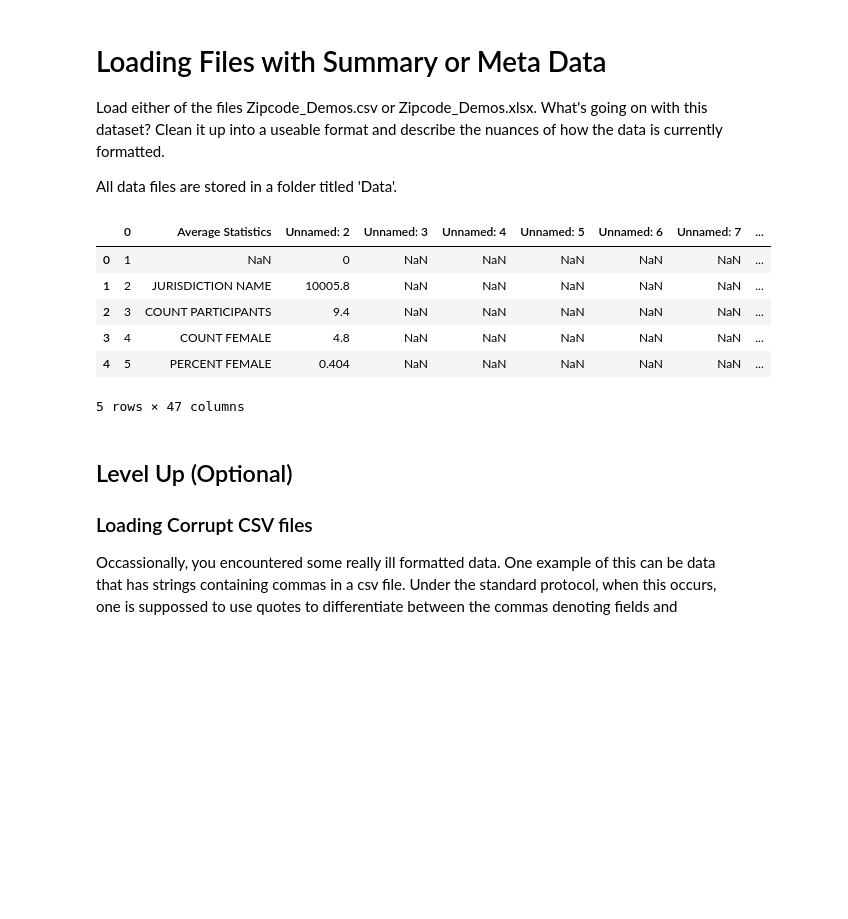
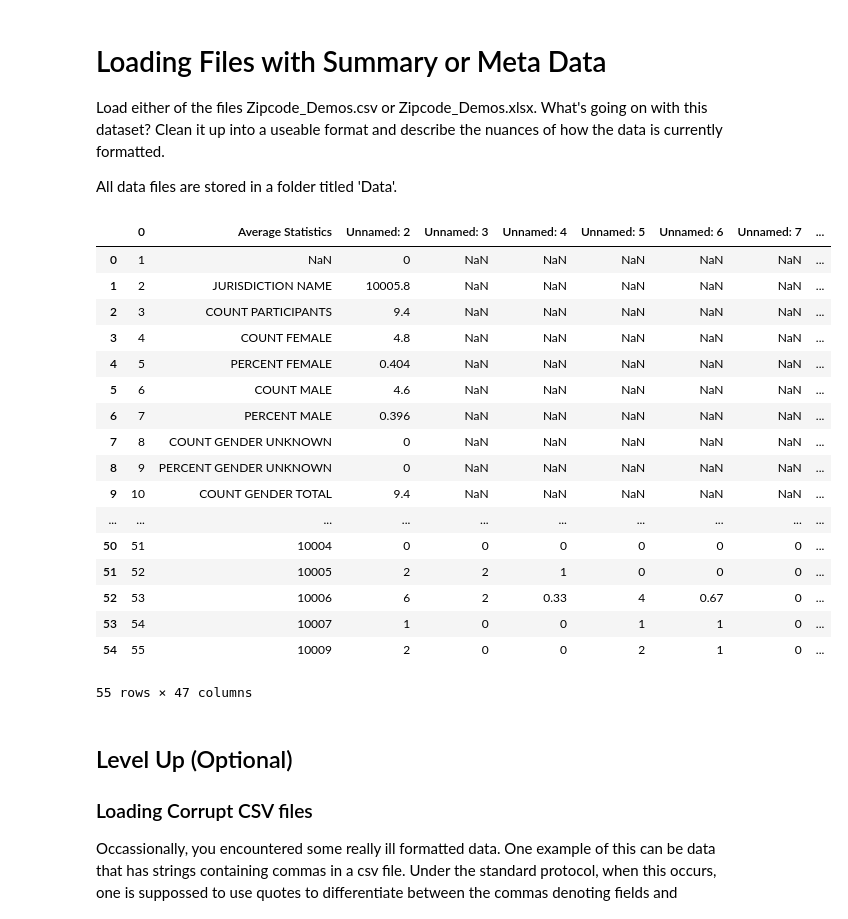
Before and after one commit to ConnorAnderson29/dsc-1-03-05-importing-data-using-pandas-lab-seattle-ds-career-040119, a Jupyter notebook: index.ipynb, the cells around one changed output. Cells and saved outputs as stored; diff of their text form; code cells hidden in the pictures; blank space fills up the shorter version.

```diff
--- a/index.ipynb
+++ b/index.ipynb
@@ -20,18 +20,29 @@ All data files are stored in a folder titled 'Data'.
 # %%
 import pandas as pd
 
 data = pd.read_csv('Data/Zipcode_Demos.csv')
 data.head()
 
-data.head(55)
+data.head
 # %% [output]
 |  | 0 | Average Statistics | Unnamed: 2 | Unnamed: 3 | Unnamed: 4 | Unnamed: 5 | Unnamed: 6 | Unnamed: 7 | ... |
 | 0 | 1 | NaN | 0 | NaN | NaN | NaN | NaN | NaN | ... |
 | 1 | 2 | JURISDICTION NAME | 10005.8 | NaN | NaN | NaN | NaN | NaN | ... |
 | 2 | 3 | COUNT PARTICIPANTS | 9.4 | NaN | NaN | NaN | NaN | NaN | ... |
 | 3 | 4 | COUNT FEMALE | 4.8 | NaN | NaN | NaN | NaN | NaN | ... |
 | 4 | 5 | PERCENT FEMALE | 0.404 | NaN | NaN | NaN | NaN | NaN | ... |
+| 5 | 6 | COUNT MALE | 4.6 | NaN | NaN | NaN | NaN | NaN | ... |
+| 6 | 7 | PERCENT MALE | 0.396 | NaN | NaN | NaN | NaN | NaN | ... |
+| 7 | 8 | COUNT GENDER UNKNOWN | 0 | NaN | NaN | NaN | NaN | NaN | ... |
+| 8 | 9 | PERCENT GENDER UNKNOWN | 0 | NaN | NaN | NaN | NaN | NaN | ... |
+| 9 | 10 | COUNT GENDER TOTAL | 9.4 | NaN | NaN | NaN | NaN | NaN | ... |
+| ... | ... | ... | ... | ... | ... | ... | ... | ... | ... |
+| 50 | 51 | 10004 | 0 | 0 | 0 | 0 | 0 | 0 | ... |
+| 51 | 52 | 10005 | 2 | 2 | 1 | 0 | 0 | 0 | ... |
+| 52 | 53 | 10006 | 6 | 2 | 0.33 | 4 | 0.67 | 0 | ... |
+| 53 | 54 | 10007 | 1 | 0 | 0 | 1 | 1 | 0 | ... |
+| 54 | 55 | 10009 | 2 | 0 | 0 | 2 | 1 | 0 | ... |
-5 rows × 47 columns
+55 rows × 47 columns
 # %% [markdown]
 ## Level Up (Optional)
 
```
